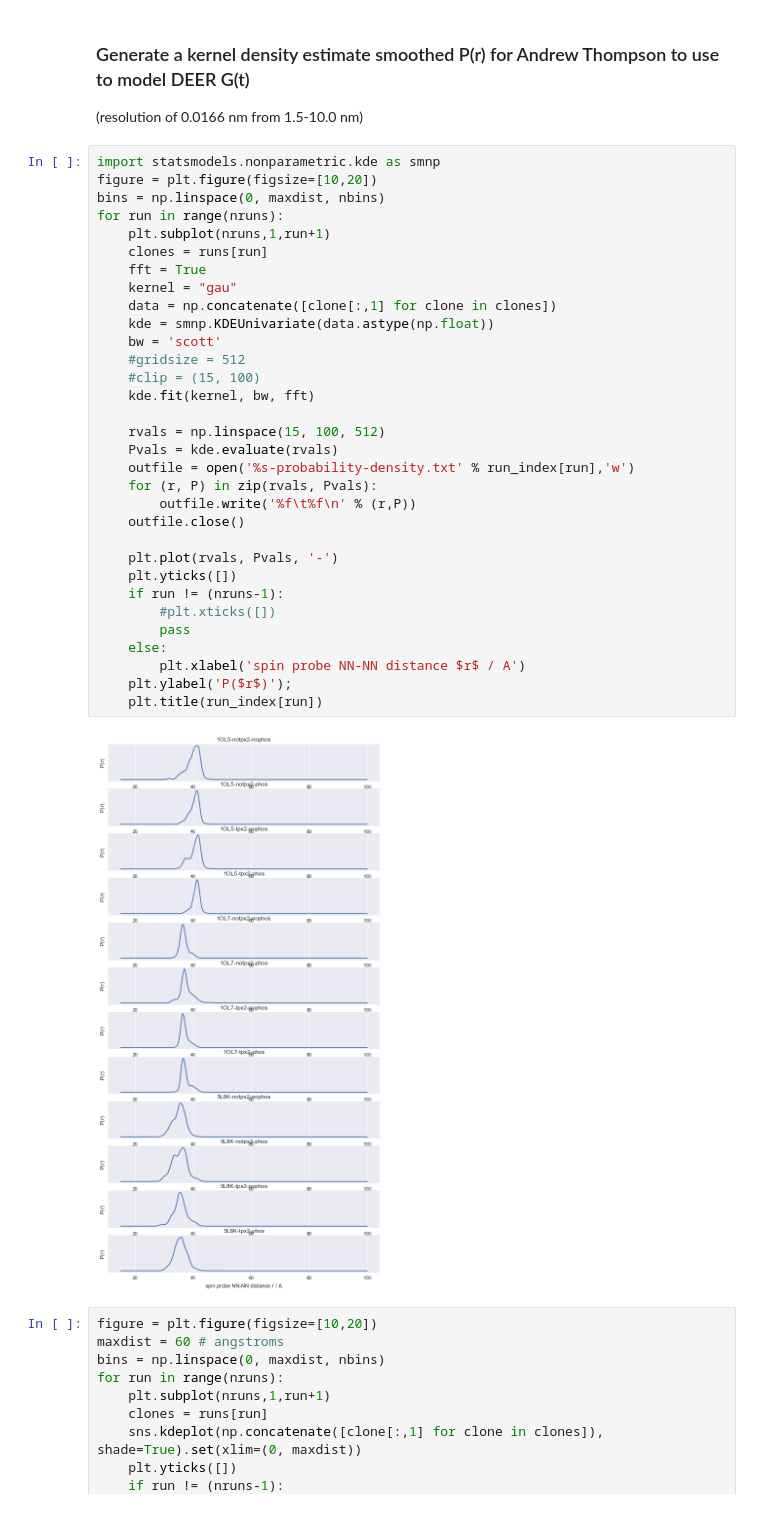
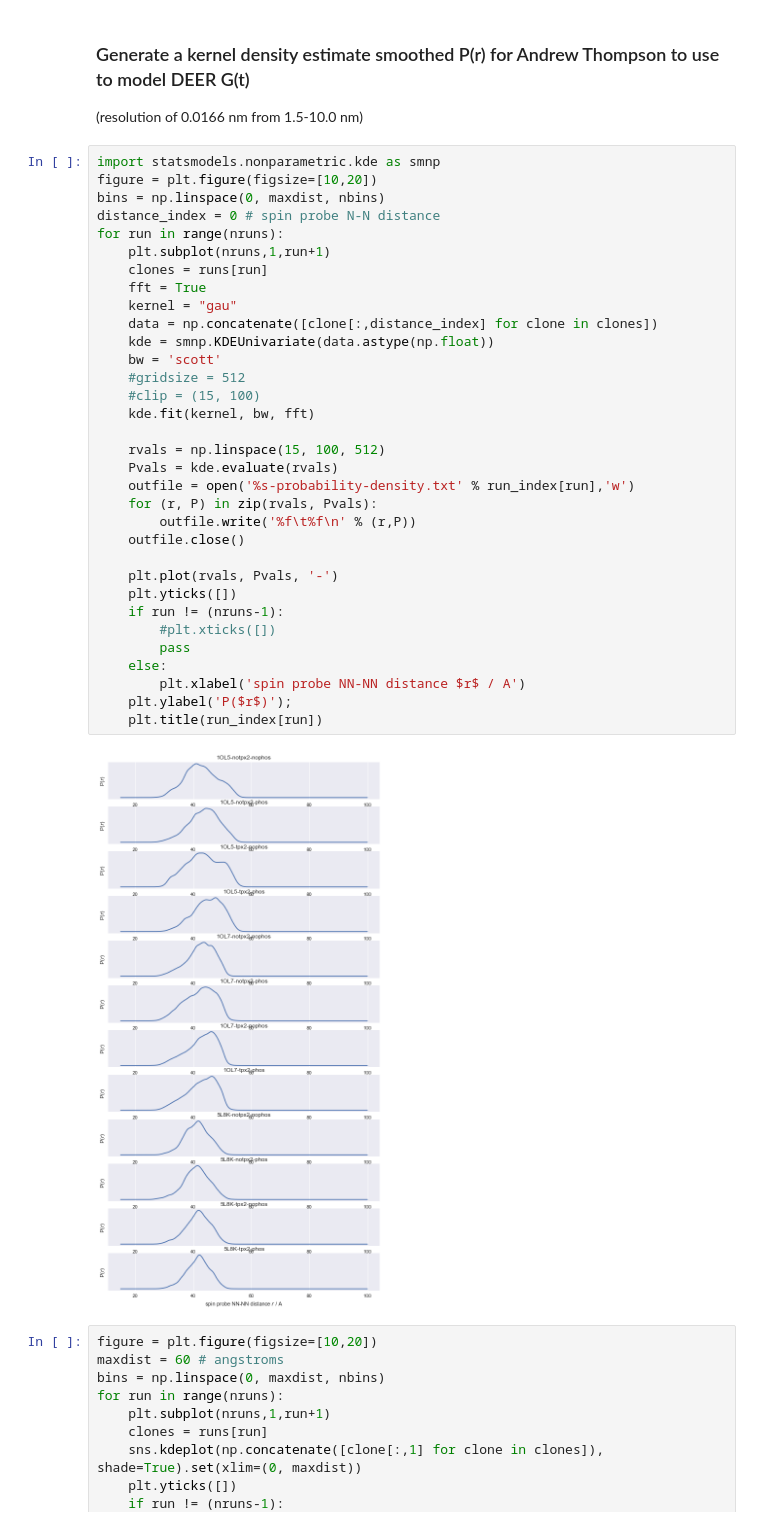
Before and after one commit to choderalab/AURKA_UMN, a Jupyter notebook: spin-probe-analysis/Analysis of spin probe distances.ipynb, the cells around one changed output. Cells and saved outputs as stored; diff of their text form.

Commit message:
Update P(r) distance generation to use N-N distance

```diff
--- a/spin-probe-analysis/Analysis of spin probe distances.ipynb
+++ b/spin-probe-analysis/Analysis of spin probe distances.ipynb
@@ -111,36 +111,37 @@ figure.savefig('aurora-spin-probe-NN-NN-distances.pdf')
 import statsmodels.nonparametric.kde as smnp
 figure = plt.figure(figsize=[10,20])
 bins = np.linspace(0, maxdist, nbins)
+distance_index = 0 # spin probe N-N distance
 for run in range(nruns):
     plt.subplot(nruns,1,run+1)
     clones = runs[run]
     fft = True
     kernel = "gau"
-    data = np.concatenate([clone[:,1] for clone in clones])
+    data = np.concatenate([clone[:,distance_index] for clone in clones])
     kde = smnp.KDEUnivariate(data.astype(np.float))
     bw = 'scott'
     #gridsize = 512
     #clip = (15, 100)
     kde.fit(kernel, bw, fft)
 
     rvals = np.linspace(15, 100, 512)
     Pvals = kde.evaluate(rvals)
     outfile = open('%s-probability-density.txt' % run_index[run],'w')
     for (r, P) in zip(rvals, Pvals):
         outfile.write('%f\t%f\n' % (r,P))
     outfile.close()
 
     plt.plot(rvals, Pvals, '-')
     plt.yticks([])
     if run != (nruns-1):
         #plt.xticks([])
         pass
     else:
         plt.xlabel('spin probe NN-NN distance $r$ / A')
     plt.ylabel('P($r$)');
     plt.title(run_index[run])
 # %% [output]
-[figure, old version]
+[figure, new version]
 # %%
 figure = plt.figure(figsize=[10,20])
 maxdist = 60 # angstroms
```
